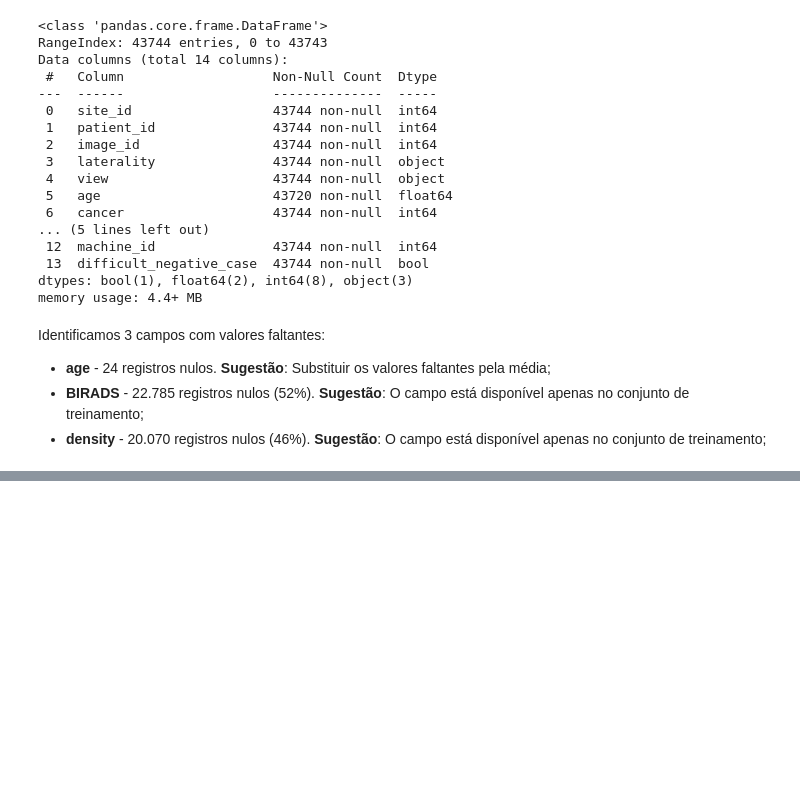
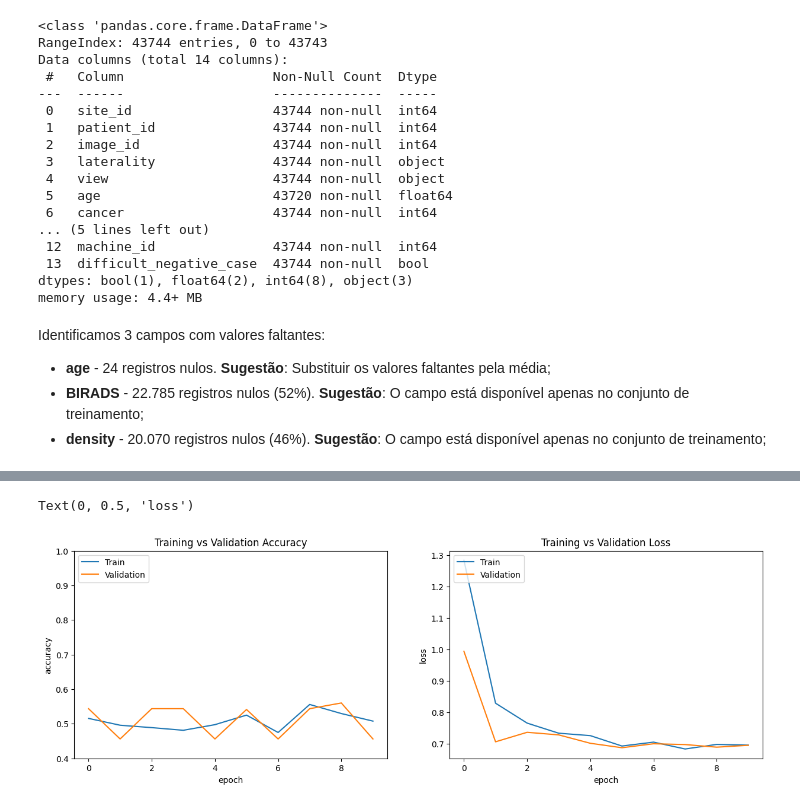
Before and after one commit to Redes-Neuroticas/BreastCancerDetection, a Jupyter notebook: inf0619_EDA_RPL.ipynb, the cells around one changed output, grey strips where cells are left out. Cells and saved outputs as stored; diff of their text form; code cells hidden in the pictures; blank space fills up the shorter version.

Commit message:
Adding Resnet50 as a baseline model with undersampling

```diff
--- a/inf0619_EDA_RPL.ipynb
+++ b/inf0619_EDA_RPL.ipynb
@@ -142,0 +341,14 @@ plt.imshow(load_images_from_folder(col_dir)[1], cmap = "jet").set_cmap('jet')
+# %%
+model_resnet50 = tf.keras.applications.ResNet50(weights = 'imagenet', input_shape = (1024, 512, 3), include_top = False)
+
+for layer in model_resnet50.layers:
+    layer.trainable = False
+
+model = Sequential()
+model.add(model_resnet50)
+model.add(GlobalAveragePooling2D())
+model.add(Dense(128, activation = 'relu'))
+model.add(Dropout(0.2))
+model.add(Dense(1, activation = 'sigmoid'))
+
+model.compile(optimizer = "adam", loss = 'binary_crossentropy', metrics = ["accuracy"])
@@ -142,0 +381,4 @@ plt.imshow(load_images_from_folder(col_dir)[1], cmap = "jet").set_cmap('jet')
+# %%
+callback = tf.keras.callbacks.EarlyStopping(monitor = "val_loss", mode = "min", patience = 4)
+
+history = model.fit(train_generator, validation_data = validation_generator, steps_per_epoch = 20, epochs = 15, callbacks = callback)
@@ -142,0 +412,29 @@ plt.imshow(load_images_from_folder(col_dir)[1], cmap = "jet").set_cmap('jet')
+# %%
+accuracy = history.history['accuracy']
+val_accuracy = history.history['val_accuracy']
+
+loss = history.history['loss']
+val_loss = history.history['val_loss']
+# %%
+plt.figure(figsize = (15,10))
+
+plt.subplot(2, 2, 1)
+plt.plot(accuracy, label = "Training Accuracy")
+plt.plot(val_accuracy, label = "Validation Accuracy")
+plt.ylim(0.4, 1)
+plt.legend(['Train', 'Validation'], loc = 'upper left')
+plt.title("Training vs Validation Accuracy")
+plt.xlabel('epoch')
+plt.ylabel('accuracy')
+
+
+plt.subplot(2, 2, 2)
+plt.plot(loss, label = "Training Loss")
+plt.plot(val_loss, label = "Validation Loss")
+plt.legend(['Train', 'Validation'], loc = 'upper left')
+plt.title("Training vs Validation Loss")
+plt.xlabel('epoch')
+plt.ylabel('loss')
+# %% [output]
+Text(0, 0.5, 'loss')
+[figure, added]
```
Also changed, not shown: parts of 24 cells of this notebook.
